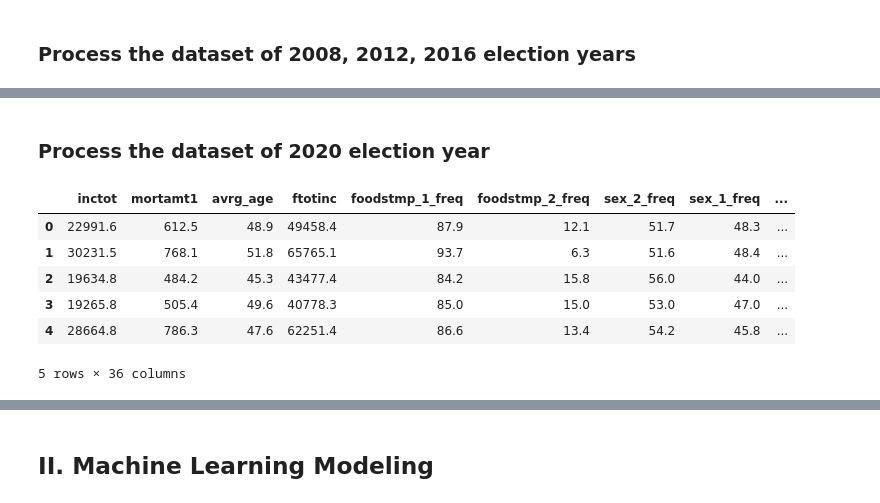
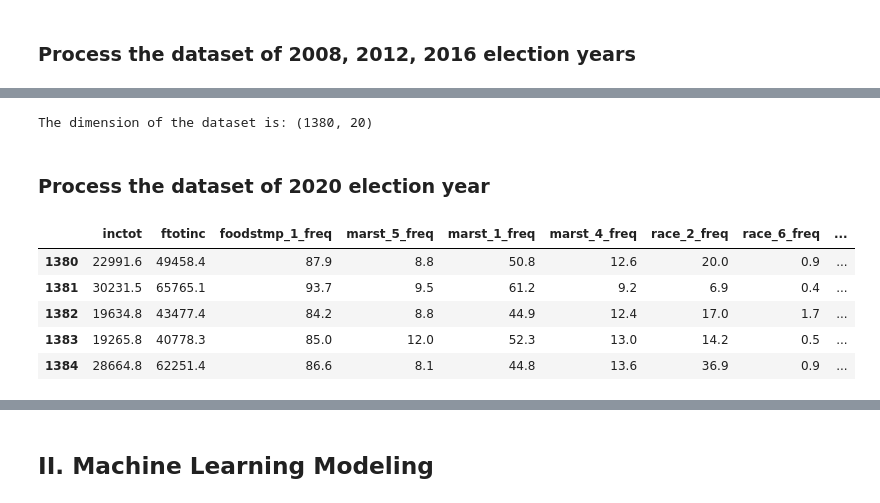
Before and after one commit to mnguyen0226/election_ml, a Jupyter notebook: src/us_election_prediction_mlp_with_feature_selection.ipynb, the cells around one changed output, grey strips where cells are left out. Saved outputs shown, nothing was run; the diff lists cells and outputs as text; code cells hidden in the pictures.

```diff
--- a/src/us_election_prediction_mlp_with_feature_selection.ipynb
+++ b/src/us_election_prediction_mlp_with_feature_selection.ipynb
@@ -46,6 +46,6 @@ from sklearn.linear_model import LogisticRegression
 # %%
 # import dataset
-df = pd.read_csv("../data/edit_summary_stats.csv")
+df = pd.read_csv("edit_summary_stats.csv")
 df.head()
 # %% [output]
 |  | year | county_fips | inctot | mortamt1 | avrg_age | ftotinc | foodstmp_1_freq | foodstmp_2_freq | ... |
@@ -168,7 +167,7 @@ True
 - republican: as we do classification task.
 # %%
 # Model-dev 4: Feature selection
-more_selected_df = selected_df.drop(columns=['county_fips', 'state_po', 'county_name', 'democrat',
+more_selected_df = selected_df.drop(columns=['state_po', 'county_name', 'democrat',
                                              'green', 'liberitarian', 'other', 'republican'])
 
 more_selected_df.head()
@@ -288,0 +312,4 @@ y_df1 = y_scaler.fit_transform(y_df1)
+# %%
+print(f"The dimension of the dataset is: {ndf1.shape}")
+# %% [output]
+The dimension of the dataset is: (1380, 20)
@@ -294,23 +333,22 @@ X_train, X_test, y_train, y_test = train_test_split(X_df1, y_df1, test_size=0.3,
 # %%
 # select rows with year 2020 presidential election
 df2 = more_selected_df.loc[more_selected_df['year'].isin([2020])]
 
 # Model-dev 4: Feature selection
-df2 = df2.drop(columns=['year'])
-
-# reset index
-df2 = df2.reset_index(drop=True)
+df2 = df2[['inctot', 'ftotinc', 'foodstmp_1_freq', 'marst_5_freq', 'marst_1_freq', 'marst_4_freq', 'race_2_freq',
+            'race_6_freq', 'race_3_freq', 'ctz_stat_3_freq', 'ctz_stat_2_freq', 'foodstmp_1_freq', 'lang_2_freq',
+            'educ_attain_2.0_freq', 'educ_attain_1.0_freq', 'educ_attain_3.0_freq', 'educ_attain_4.0_freq',
+            'empstat_1.0_freq', 'empstat_3.0_freq','winner']]
 
 # view the dataset
 df2.head()
 # %% [output]
-|  | inctot | mortamt1 | avrg_age | ftotinc | foodstmp_1_freq | foodstmp_2_freq | sex_2_freq | sex_1_freq | ... |
-| 0 | 22991.6 | 612.5 | 48.9 | 49458.4 | 87.9 | 12.1 | 51.7 | 48.3 | ... |
-| 1 | 30231.5 | 768.1 | 51.8 | 65765.1 | 93.7 | 6.3 | 51.6 | 48.4 | ... |
-| 2 | 19634.8 | 484.2 | 45.3 | 43477.4 | 84.2 | 15.8 | 56.0 | 44.0 | ... |
-| 3 | 19265.8 | 505.4 | 49.6 | 40778.3 | 85.0 | 15.0 | 53.0 | 47.0 | ... |
-| 4 | 28664.8 | 786.3 | 47.6 | 62251.4 | 86.6 | 13.4 | 54.2 | 45.8 | ... |
+|  | inctot | ftotinc | foodstmp_1_freq | marst_5_freq | marst_1_freq | marst_4_freq | race_2_freq | race_6_freq | ... |
+| 1380 | 22991.6 | 49458.4 | 87.9 | 8.8 | 50.8 | 12.6 | 20.0 | 0.9 | ... |
+| 1381 | 30231.5 | 65765.1 | 93.7 | 9.5 | 61.2 | 9.2 | 6.9 | 0.4 | ... |
+| 1382 | 19634.8 | 43477.4 | 84.2 | 8.8 | 44.9 | 12.4 | 17.0 | 1.7 | ... |
+| 1383 | 19265.8 | 40778.3 | 85.0 | 12.0 | 52.3 | 13.0 | 14.2 | 0.5 | ... |
+| 1384 | 28664.8 | 62251.4 | 86.6 | 8.1 | 44.8 | 13.6 | 36.9 | 0.9 | ... |
-5 rows × 36 columns
 # %%
 print(f"The dimension of the dataset is: {df2.shape}")
 # %% [output]
```
Also changed, not shown: parts of 52 cells of this notebook.
